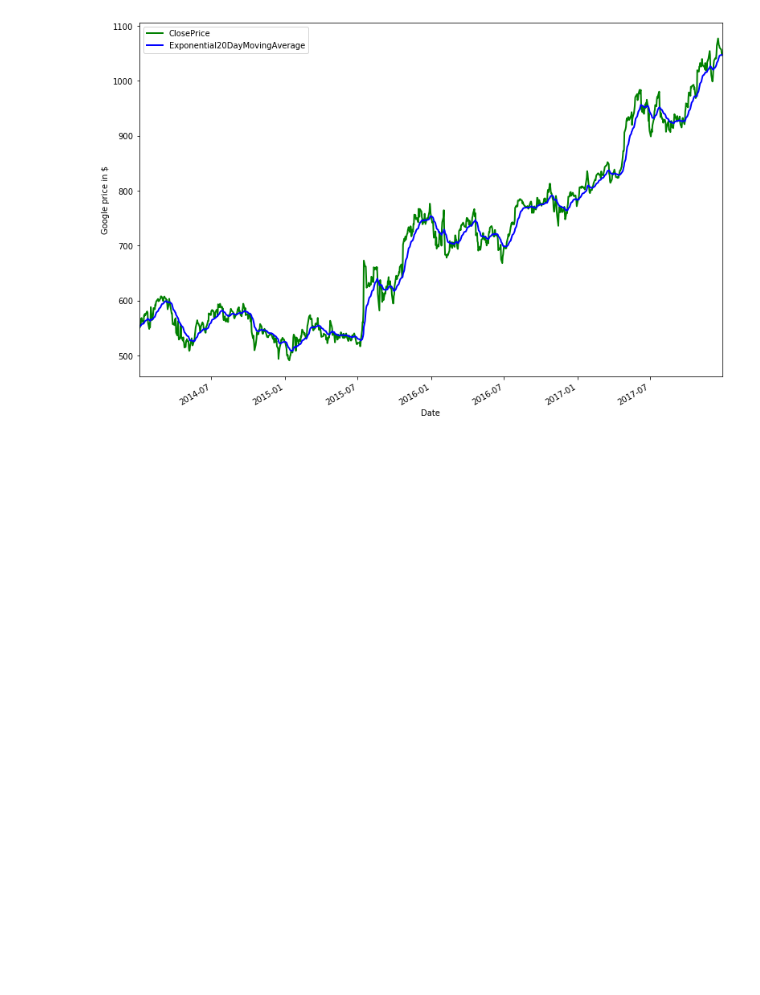
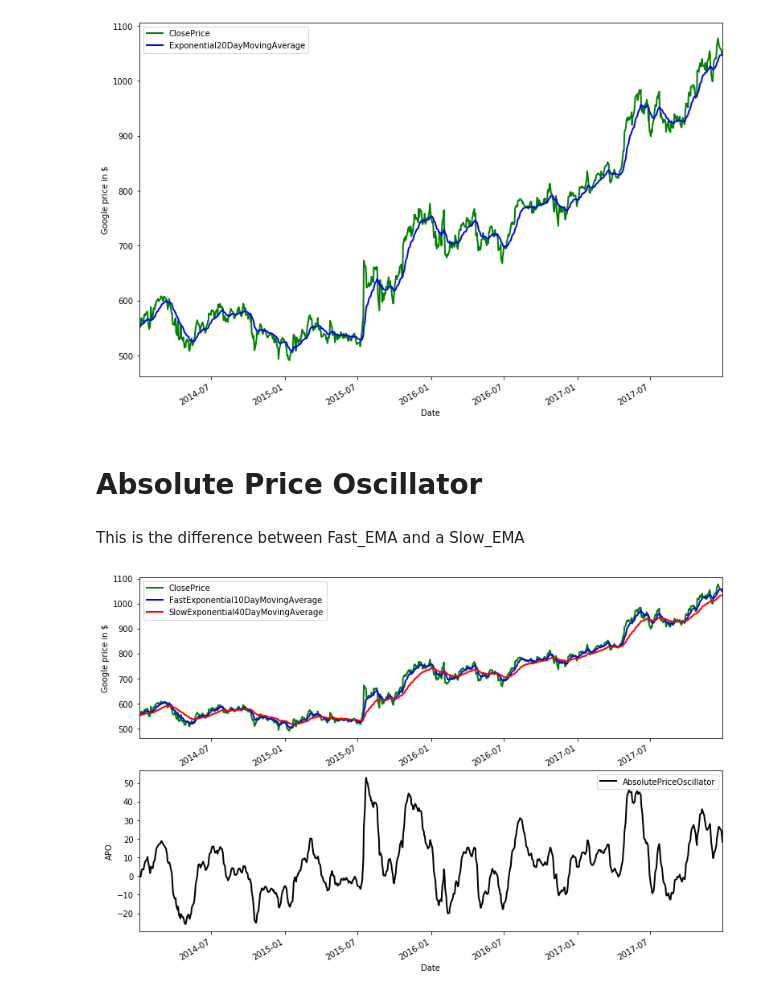
Before and after one commit to ahmed-raza1/Trading_Bot, a Jupyter notebook: strategies/SMA_EMA.ipynb, the cells around one changed output. Drawn from its saved outputs; the diff is of its cells as text; code cells hidden in the pictures; blank space fills up the shorter version.

```diff
--- a/strategies/SMA_EMA.ipynb
+++ b/strategies/SMA_EMA.ipynb
@@ -101,3 +101,50 @@ plt.savefig('ema.png')
 plt.show()
 # %% [output]
 [figure]
+# %% [markdown]
+# Absolute Price Oscillator
+# %% [markdown]
+This is the difference between Fast_EMA and a Slow_EMA
+# %%
+
+K_fast = 2 /11 # smoothing factor for fast EMA
+ema_fast = 0
+
+K_slow = 2 /40 # smoothing factor for slow EMA
+ema_slow = 0
+
+ema_fast_values = []
+ema_slow_values = []
+apo_values = []
+
+for close_price in close:
+    if (ema_fast == 0): # first observation
+        ema_fast = close_price
+        ema_slow = close_price
+    else:
+        ema_fast = (close_price - ema_fast) * K_fast + ema_fast
+        ema_slow = (close_price - ema_slow) * K_slow + ema_slow
+
+    ema_fast_values.append(ema_fast)
+    ema_slow_values.append(ema_slow)
+    apo_values.append(ema_fast - ema_slow)
+# %%
+# goog_data = goog_data.assign(ClosePrice=pd.Series(close,index=goog_data.index))
+goog_data = goog_data.assign(FastExponential10DayMovingAverage=pd.Series(ema_fast_values, index=goog_data.index))
+goog_data = goog_data.assign(SlowExponential40DayMovingAverage=pd.Series(ema_slow_values, index=goog_data.index))
+goog_data = goog_data.assign(AbsolutePriceOscillator=pd.Series(apo_values,index=goog_data.index))
+close_price = goog_data['ClosePrice']
+ema_f = goog_data['FastExponential10DayMovingAverage']
+ema_s = goog_data['SlowExponential40DayMovingAverage']
+apo = goog_data['AbsolutePriceOscillator']
+# %%
+fig = plt.figure(figsize = (13,9))
+ax1 = fig.add_subplot(211, ylabel='Google price in $')
+close_price.plot(ax=ax1, color='g', lw=2., legend=True)
+ema_f.plot(ax=ax1, color='b', lw=2., legend=True)
+ema_s.plot(ax=ax1, color='r', lw=2., legend=True)
+ax2 = fig.add_subplot(212, ylabel='APO')
+apo.plot(ax=ax2, color='black', lw=2., legend=True)
+plt.show()
+# %% [output]
+[figure, added]
```
